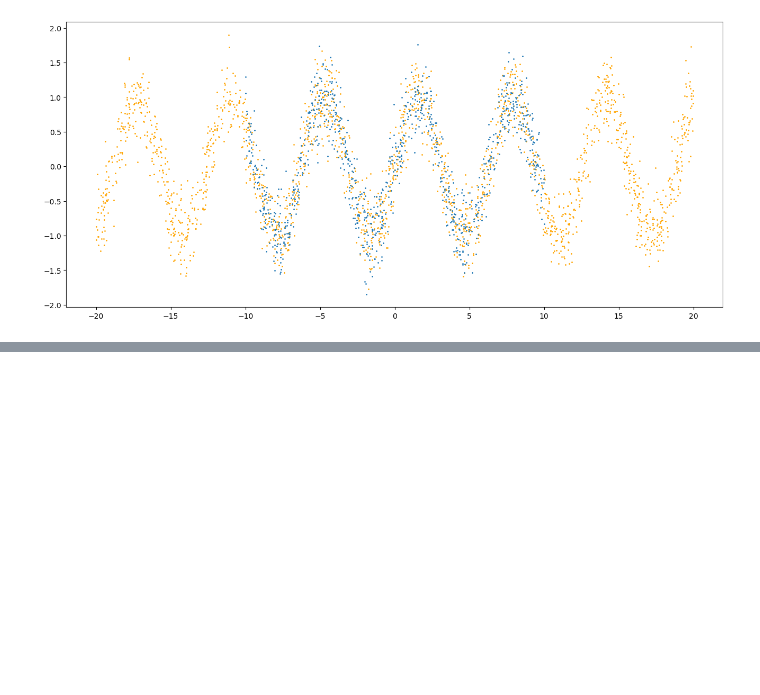
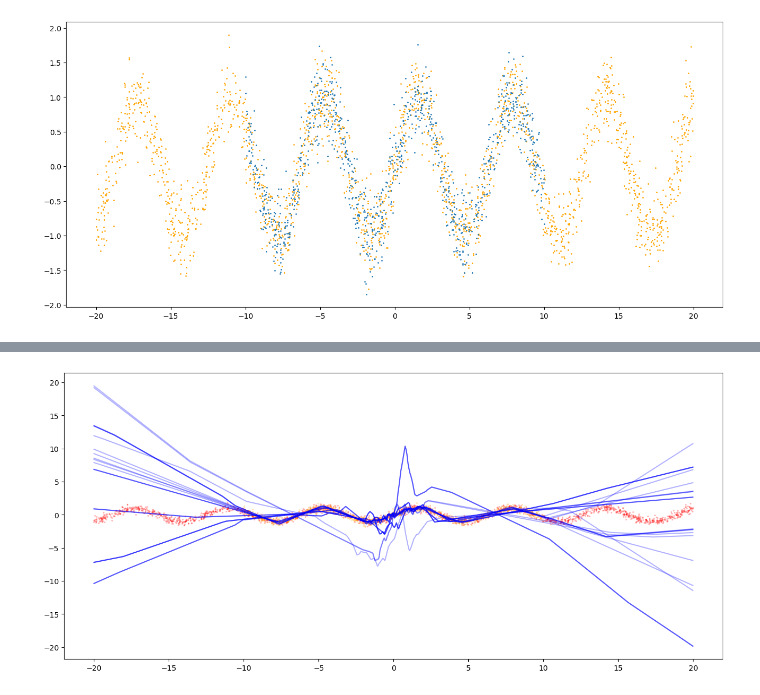
Before and after one commit to alvarhonsi/master-pipeline, a Jupyter notebook: test_notebooks/sanity_check_mcmc.ipynb, the cells around one changed output, grey strips where cells are left out. Saved outputs shown, nothing was run; the diff lists cells and outputs as text; code cells hidden in the pictures; blank space fills up the shorter version.

Commit message:
mcmc tests

```diff
--- a/test_notebooks/sanity_check_mcmc.ipynb
+++ b/test_notebooks/sanity_check_mcmc.ipynb
@@ -61,9 +59,9 @@ DATASET_NAME = dataset_config["NAME"]
 
 config["DEVICE"] = "cpu"#config["DEVICE"]
 
-config["MCMC_NUM_SAMPLES"] = "5"
-config["MCMC_NUM_WARMUP"] = "2"
-config["MCMC_NUM_CHAINS"] = "2"
+config["MCMC_NUM_SAMPLES"] = "50"
+config["MCMC_NUM_WARMUP"] = "20"
+config["MCMC_NUM_CHAINS"] = "10"
 config["RERUNS"] = "1"
 # %%
 if True:
@@ -130,6 +128,6 @@ File Size is 0.04508495330810547 MB
 # %%
 bnn = train.make_inference_model(config, dataset_config, device=config["DEVICE"])
-bnn = train.load_bnn(bnn, config, load_path=f"{BASE_DIR}/models/{NAME}/checkpoint_2.pt", device=config["DEVICE"])
+bnn = train.load_bnn(bnn, config, load_path=f"{BASE_DIR}/models/{NAME}/checkpoint_1.pt", device=config["DEVICE"])
 # %% [output]
 Sequential(
   (0): Linear(in_features=1, out_features=32, bias=True)
@@ -158,11 +159,13 @@ for c in range(1, 4):
 # %%
-sampled_predictions = bnn.predict(x_test[test_sort].to(DEVICE), num_predictions=25, aggregate=False)
+sampled_predictions = bnn.predict(x_test[test_sort].to(config["DEVICE"]), num_predictions=25, aggregate=False)
 sampled_predictions = sampled_predictions.detach().cpu()
 fig, ax = plt.subplots(figsize=(16, 7))
 plt.scatter(x_test[test_sort].squeeze(), y_test[test_sort], color="red", s=2, alpha=0.2)
 plt.scatter(x_train, y_train, color="orange", s=2, alpha=0.2)
 for yhat in sampled_predictions:
     plt.plot(x_test[test_sort], yhat, color="blue", alpha=0.3)
+# %% [output]
+[figure, added]
 # %%
 if not os.path.exists(f"{BASE_DIR}/results"):
             os.mkdir(f"{BASE_DIR}/results")
```
Also changed, not shown: parts of 8 cells of this notebook, 19 other files.
